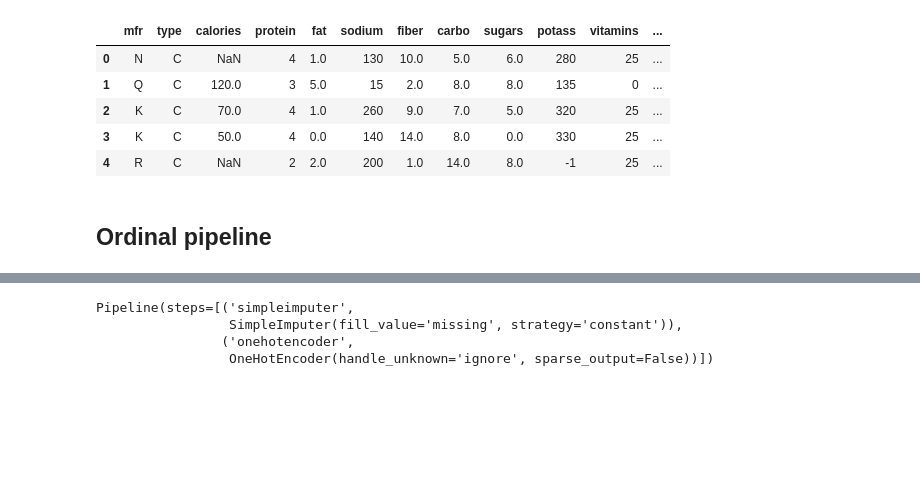
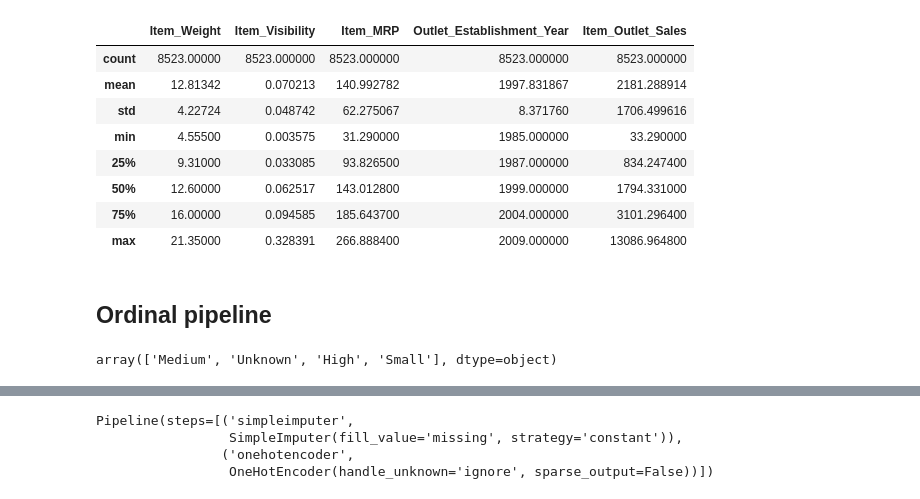
Before and after one commit to Ahwera/-Prediction-of-Product-Sales-, a Jupyter notebook: PROJECT 1_PART 5_BETTY_.ipynb, the cells around one changed output, grey strips where cells are left out. Drawn from its saved outputs; the diff is of its cells as text; code cells hidden in the pictures; blank space fills up the shorter version.

```diff
--- a/PROJECT 1_PART 5_BETTY_.ipynb
+++ b/PROJECT 1_PART 5_BETTY_.ipynb
@@ -91,13 +217,25 @@ print(y_test.shape)
-# %%
-X.head()
-# %% [output]
-|  | mfr | type | calories | protein | fat | sodium | fiber | carbo | sugars | potass | vitamins | ... |
-| 0 | N | C | NaN | 4 | 1.0 | 130 | 10.0 | 5.0 | 6.0 | 280 | 25 | ... |
-| 1 | Q | C | 120.0 | 3 | 5.0 | 15 | 2.0 | 8.0 | 8.0 | 135 | 0 | ... |
-| 2 | K | C | 70.0 | 4 | 1.0 | 260 | 9.0 | 7.0 | 5.0 | 320 | 25 | ... |
-| 3 | K | C | 50.0 | 4 | 0.0 | 140 | 14.0 | 8.0 | 0.0 | 330 | 25 | ... |
-| 4 | R | C | NaN | 2 | 2.0 | 200 | 1.0 | 14.0 | 8.0 | -1 | 25 | ... |
+# %%
+mean_Item_Visibility = df['Item_Visibility'].mean()
+df.loc[df['Item_Visibility'] == 0, 'Item_Visibility'] = mean_Item_Visibility
+# %%
+df.describe()
+# %% [output]
+|  | Item_Weight | Item_Visibility | Item_MRP | Outlet_Establishment_Year | Item_Outlet_Sales |
+| count | 8523.00000 | 8523.000000 | 8523.000000 | 8523.000000 | 8523.000000 |
+| mean | 12.81342 | 0.070213 | 140.992782 | 1997.831867 | 2181.288914 |
+| std | 4.22724 | 0.048742 | 62.275067 | 8.371760 | 1706.499616 |
+| min | 4.55500 | 0.003575 | 31.290000 | 1985.000000 | 33.290000 |
+| 25% | 9.31000 | 0.033085 | 93.826500 | 1987.000000 | 834.247400 |
+| 50% | 12.60000 | 0.062517 | 143.012800 | 1999.000000 | 1794.331000 |
+| 75% | 16.00000 | 0.094585 | 185.643700 | 2004.000000 | 3101.296400 |
+| max | 21.35000 | 0.328391 | 266.888400 | 2009.000000 | 13086.964800 |
 # %% [markdown]
 ## Ordinal pipeline
+# %%
+#Check for inconsistent categories
+categories = df['Outlet_Size'].unique()
+categories
+# %% [output]
+array(['Medium', 'Unknown', 'High', 'Small'], dtype=object)
 # %%
 # Defining ordinal lists of types of features
```
Also changed, not shown: parts of 36 cells of this notebook.
